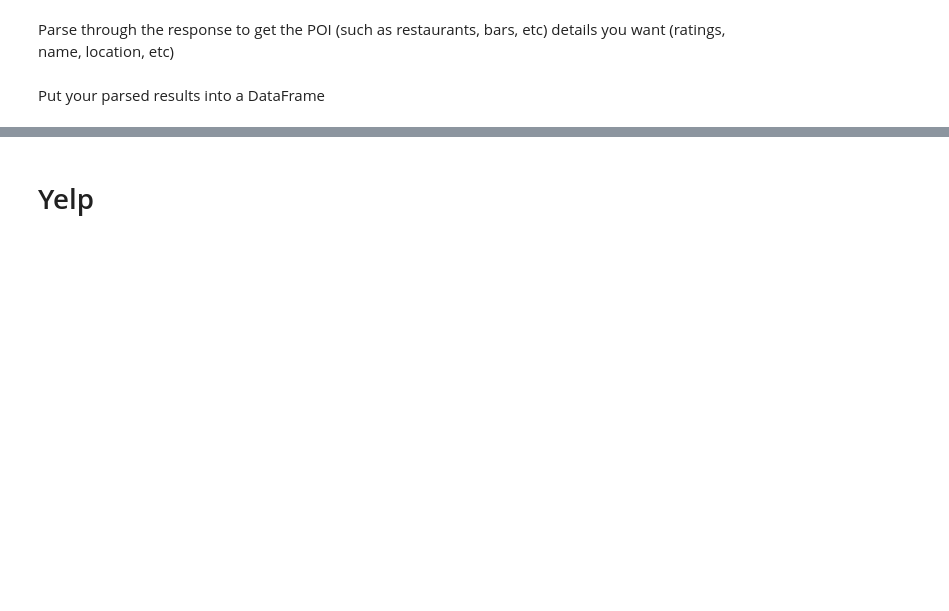
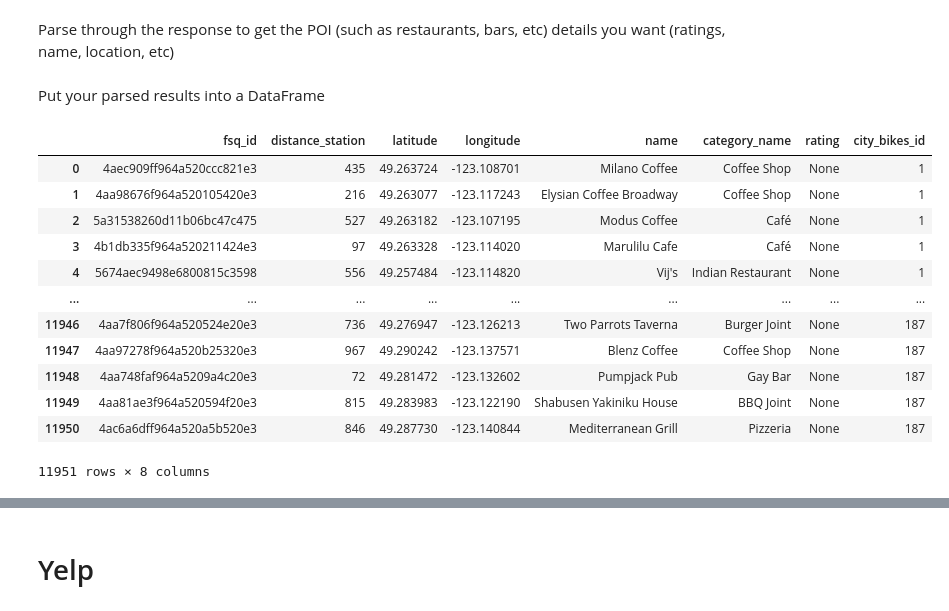
Before and after one commit to wjura/lhl-statistical-modelling-with-python, a Jupyter notebook: notebooks/yelp_foursquare_EDA.ipynb, the cells around one changed output, grey strips where cells are left out. Saved outputs shown, nothing was run; the diff lists cells and outputs as text; code cells hidden in the pictures; blank space fills up the shorter version.

```diff
--- a/notebooks/yelp_foursquare_EDA.ipynb
+++ b/notebooks/yelp_foursquare_EDA.ipynb
@@ -45,32 +54,38 @@ Parse through the response to get the POI (such as restaurants, bars, etc) detai
 # %%
-#Creating an empty list for number of parks within 1000 radius from each bike station
-number_of_parks_list = []
+#Creating an empty list for number of venues within 1000 radius from each bike station
+number_of_venues_list = []
 
-# Creating an empty list to store the JSON responses for each location
+#Creating an empty list to store the JSON responses for each location
 foursquare_data = []
 
+#Iterating through each row with lat & long in vancouver_bikes
 for i, r in vancouver_bikes.iterrows():
     lat = r["latitude"]
     long = r["longitude"]
-#Making a request for parks as a venue category within a 1000-meter radius from a bike station
-    res = get_venues_fsq(lat, long, radius = 1000, api_key = api_key, categories = 16032)
+
+#Making a request for restaurants and bars as a venue category within a 1000-meter radius from a bike station
+    res = get_venues_fsq(lat, long, radius = 1000, api_key = api_key_fsq, categories = 13000)
     foursquare_results = res.json()
-#Checking the number of parks for each given location using the len function
-    number_of_parks = len(foursquare_results["results"])
-#Appending the number of parks for each bike location to a list
-    parks_list.append(number_of_parks)
 
-    for row in foursquare_results['results']:
+#Getting the number of venues for each given location using the len function
+    number_of_venues = len(foursquare_results["results"])
+
+#Appending the number of venues for each bike location to a list
+    number_of_venues_list.append(number_of_venues)
+
+#Appending all results to a forsquare data dictionary
+    for row in foursquare_results["results"]:
         foursquare_data.append({
-            'fsq_id'           :row['fsq_id'],
-            'distance_station' :row['distance'],
-            'latitude'         :row['geocodes']['main']['latitude'],
-            'longitude'        :row['geocodes']['main']['longitude'],
-            'name'             :row['name'],
-            'category_name'    :row['categories'][0]['name'],
-            'uid'              :r['uid']
+            "fsq_id"           :row["fsq_id"],
+            "distance_station" :row["distance"],
+            "latitude"         :row["geocodes"]["main"]["latitude"],
+            "longitude"        :row["geocodes"]["main"]["longitude"],
+            "name"             :row["name"],
+            "category_name"    :row["categories"][0]["name"],
+            "rating"           :row.get("rating", None), #get() method used in case if there are empty values, so they can be replaced by None
+            "city_bikes_id"    :r["uid"]
             })
 # %% [markdown]
 Put your parsed results into a DataFrame
 # %%
-parks_fsq = pd.DataFrame(foursquare_data)
+venues_fsq = pd.DataFrame(foursquare_data)
@@ -76,0 +94,16 @@ parks_fsq = pd.DataFrame(foursquare_data)
+# %%
+venues_fsq
+# %% [output]
+|  | fsq_id | distance_station | latitude | longitude | name | category_name | rating | city_bikes_id |
+| 0 | 4aec909ff964a520ccc821e3 | 435 | 49.263724 | -123.108701 | Milano Coffee | Coffee Shop | None | 1 |
+| 1 | 4aa98676f964a520105420e3 | 216 | 49.263077 | -123.117243 | Elysian Coffee Broadway | Coffee Shop | None | 1 |
+| 2 | 5a31538260d11b06bc47c475 | 527 | 49.263182 | -123.107195 | Modus Coffee | Café | None | 1 |
+| 3 | 4b1db335f964a520211424e3 | 97 | 49.263328 | -123.114020 | Marulilu Cafe | Café | None | 1 |
+| 4 | 5674aec9498e6800815c3598 | 556 | 49.257484 | -123.114820 | Vij's | Indian Restaurant | None | 1 |
+| ... | ... | ... | ... | ... | ... | ... | ... | ... |
+| 11946 | 4aa7f806f964a520524e20e3 | 736 | 49.276947 | -123.126213 | Two Parrots Taverna | Burger Joint | None | 187 |
+| 11947 | 4aa97278f964a520b25320e3 | 967 | 49.290242 | -123.137571 | Blenz Coffee | Coffee Shop | None | 187 |
+| 11948 | 4aa748faf964a5209a4c20e3 | 72 | 49.281472 | -123.132602 | Pumpjack Pub | Gay Bar | None | 187 |
+| 11949 | 4aa81ae3f964a520594f20e3 | 815 | 49.283983 | -123.122190 | Shabusen Yakiniku House | BBQ Joint | None | 187 |
+| 11950 | 4ac6a6dff964a520a5b520e3 | 846 | 49.287730 | -123.140844 | Mediterranean Grill | Pizzeria | None | 187 |
+11951 rows × 8 columns
```
Also changed, not shown: parts of 15 cells of this notebook.
